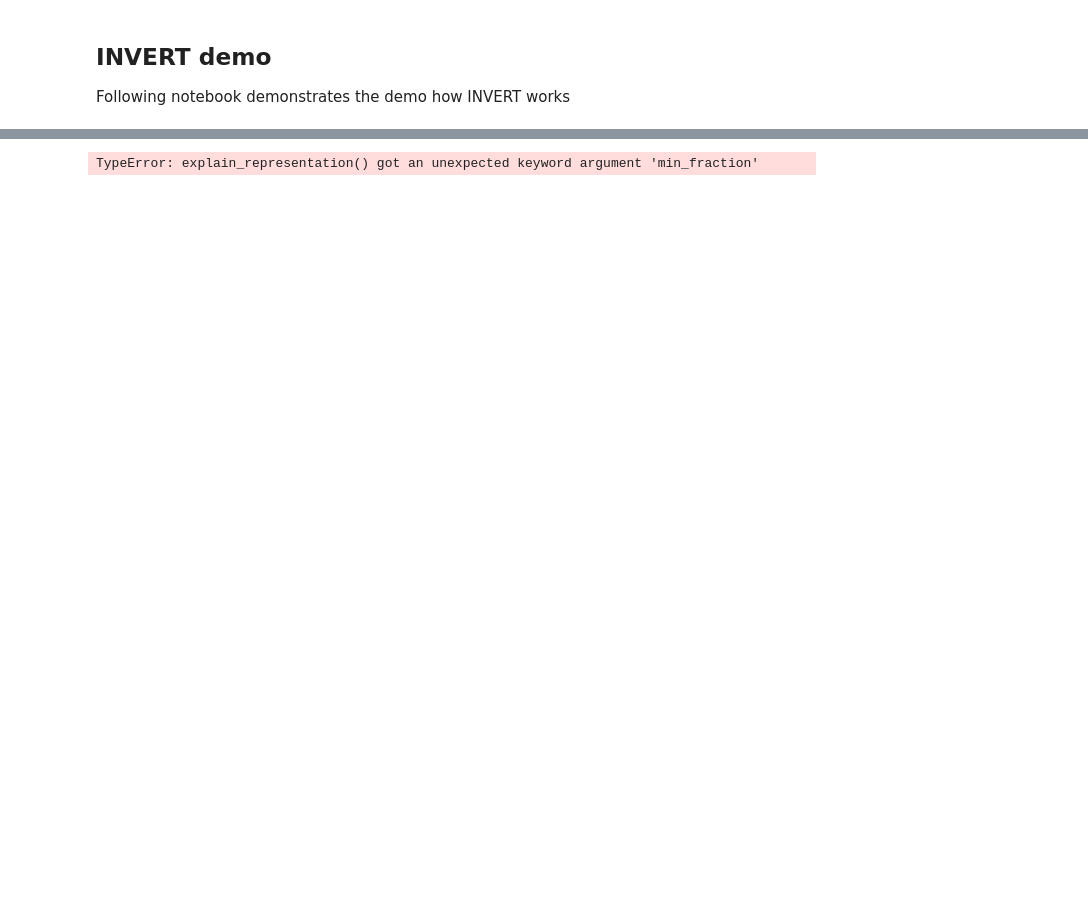
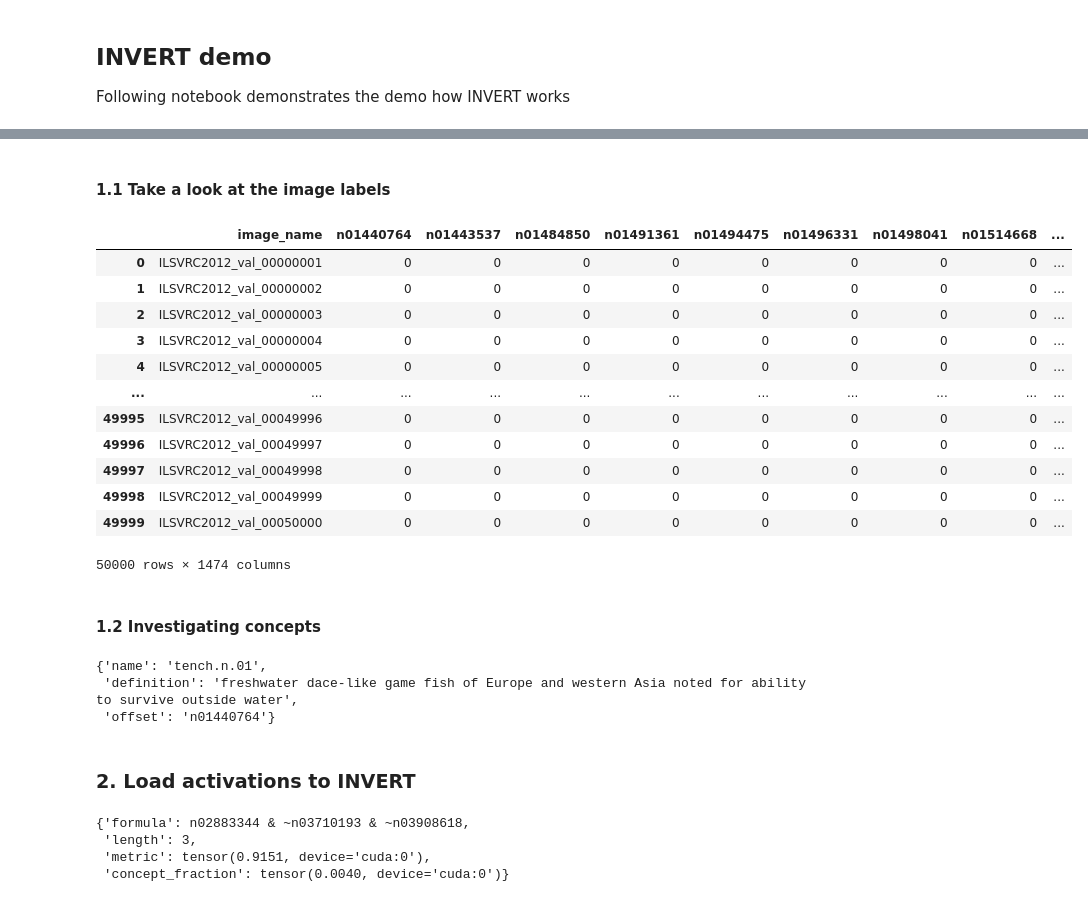
Before and after one commit to lapalap/invert, a Jupyter notebook: hello_invert.ipynb, the cells around one changed output, grey strips where cells are left out. Drawn from its saved outputs; the diff is of its cells as text; code cells hidden in the pictures; blank space fills up the shorter version.

Commit message:
💻 updated hello_invert.py

```diff
--- a/hello_invert.ipynb
+++ b/hello_invert.ipynb
@@ -66,0 +65,35 @@ explainer.explain_representation_fast(88,
+# %% [markdown]
+#### 1.1 Take a look at the image labels
+# %%
+df = pd.read_csv('/content/ILSVRC2012_val.csv') #1481 class
+one_hot_labels = torch.tensor(df[df.columns[1:]].values)
+
+df
+# %% [output]
+|  | image_name | n01440764 | n01443537 | n01484850 | n01491361 | n01494475 | n01496331 | n01498041 | n01514668 | ... |
+| 0 | ILSVRC2012_val_00000001 | 0 | 0 | 0 | 0 | 0 | 0 | 0 | 0 | ... |
+| 1 | ILSVRC2012_val_00000002 | 0 | 0 | 0 | 0 | 0 | 0 | 0 | 0 | ... |
+| 2 | ILSVRC2012_val_00000003 | 0 | 0 | 0 | 0 | 0 | 0 | 0 | 0 | ... |
+| 3 | ILSVRC2012_val_00000004 | 0 | 0 | 0 | 0 | 0 | 0 | 0 | 0 | ... |
+| 4 | ILSVRC2012_val_00000005 | 0 | 0 | 0 | 0 | 0 | 0 | 0 | 0 | ... |
+| ... | ... | ... | ... | ... | ... | ... | ... | ... | ... | ... |
+| 49995 | ILSVRC2012_val_00049996 | 0 | 0 | 0 | 0 | 0 | 0 | 0 | 0 | ... |
+| 49996 | ILSVRC2012_val_00049997 | 0 | 0 | 0 | 0 | 0 | 0 | 0 | 0 | ... |
+| 49997 | ILSVRC2012_val_00049998 | 0 | 0 | 0 | 0 | 0 | 0 | 0 | 0 | ... |
+| 49998 | ILSVRC2012_val_00049999 | 0 | 0 | 0 | 0 | 0 | 0 | 0 | 0 | ... |
+| 49999 | ILSVRC2012_val_00050000 | 0 | 0 | 0 | 0 | 0 | 0 | 0 | 0 | ... |
+50000 rows × 1474 columns
+# %% [markdown]
+#### 1.2 Investigating concepts
+# %%
+data = open('/content/invert/assets/imagenet/ILSVRC2012_classes.json')
+data = data.read()
+data = json.loads(data)
+
+data['0']
+# %% [output]
+{'name': 'tench.n.01',
+ 'definition': 'freshwater dace-like game fish of Europe and western Asia noted for ability to survive outside water',
+ 'offset': 'n01440764'}
+# %% [markdown]
+### 2. Load activations to INVERT
@@ -67,4 +113,20 @@ explainer.explain_representation_fast(88,
 # %%
-explainer.explain_representation(211, 3, 3, Metric(), min_fraction=0.002, max_fraction=0.5)
+r = 296
+L = 3
+B = 3
+
+explanation = explainer.explain_representation(r,
+                                  L,
+                                  B,
+                                  Metric(),
+                                  min_fraction=0.002,
+                                  max_fraction=0.5,
+                                  )
+
+best_explanation = explanation[0]
+best_explanation
 # %% [output]
-TypeError: explain_representation() got an unexpected keyword argument 'min_fraction'
+{'formula': n02883344 & ~n03710193 & ~n03908618,
+ 'length': 3,
+ 'metric': tensor(0.9151, device='cuda:0'),
+ 'concept_fraction': tensor(0.0040, device='cuda:0')}
```
Also changed, not shown: parts of 10 cells of this notebook, 1 other file.
